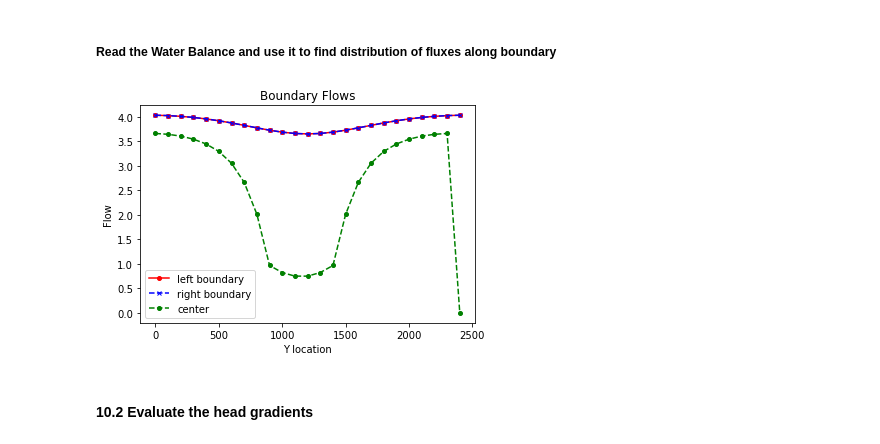
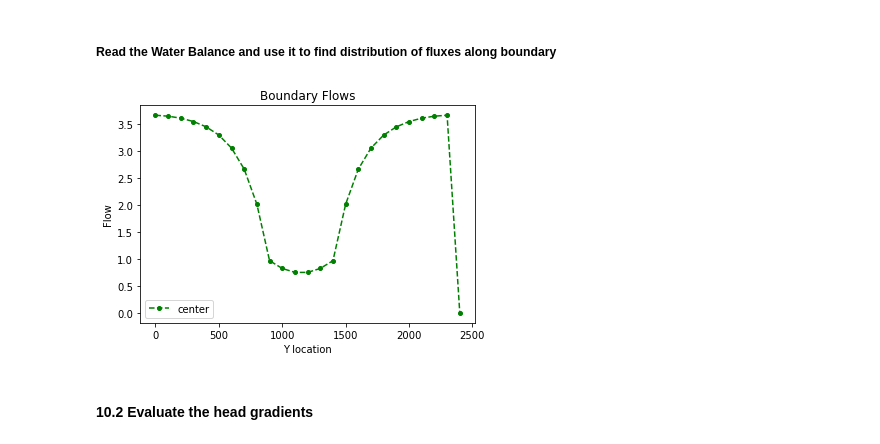
Before and after one commit to GW-modelling-Spring2022/homework-starliviakaska, a Jupyter notebook: Working/HW3_BoxModel_FloPy/starter code/BoxModel_flopy.ipynb, the cells around one changed output. Cells and saved outputs as stored; diff of their text form; code cells hidden in the pictures.

Commit message:
Still Doing HW3 Figures

```diff
--- a/Working/HW3_BoxModel_FloPy/starter code/BoxModel_flopy.ipynb
+++ b/Working/HW3_BoxModel_FloPy/starter code/BoxModel_flopy.ipynb
@@ -309,27 +309,27 @@ with open('FP_heads.csv', 'w', newline='') as csvfile:  #creates an empty csv fi
 # %%
 budgobj = bf.CellBudgetFile(modelname+'.cbc')   #reads the cell budget file
 kstpkper_list = budgobj.get_kstpkper()          #returns a list of stress periods & timesteps
 frf = budgobj.get_data(text='flow right face', totim=1.0) #returns an array of flow rates for right face of cells
 fff = budgobj.get_data(text='flow front face', totim=1.0) #returns an array of flow rates for front face of cells
          #string options are in the list file under output control (make sure to include spaces!)
 
 flux_vals=np.squeeze(frf)
-leftflux = flux_vals[:,0]
-rightflux = flux_vals[:,-2]
+#leftflux = flux_vals[:,0]
+#rightflux = flux_vals[:,-2]
 center_of_inclusion = flux_vals[13,]
 
 bdryflux_fig = plt.figure()
 x=np.arange(0,ncol*dx,dx)
-plt.plot(x,leftflux,marker='o', color='red', markersize=4, linestyle='-',label="left boundary")
-plt.plot(x,rightflux,marker='x', color='blue', markersize=4, linestyle='--',label="right boundary")
+#plt.plot(x,leftflux,marker='o', color='red', markersize=4, linestyle='-',label="left boundary")
+#plt.plot(x,rightflux,marker='x', color='blue', markersize=4, linestyle='--',label="right boundary")
 plt.plot(x,center_of_inclusion,marker='o',color='green', markersize=4, linestyle='--',label="center")
 plt.xlabel('Y location')
 plt.ylabel('Flow')
 plt.title("Boundary Flows")
 plt.legend()
 plt.show()
 # %% [output]
-[figure, old version]
+[figure, new version]
 # %% [markdown]
 #### 10.2 Evaluate the head gradients
 # %%
```
Also changed, not shown: 2 other files.
